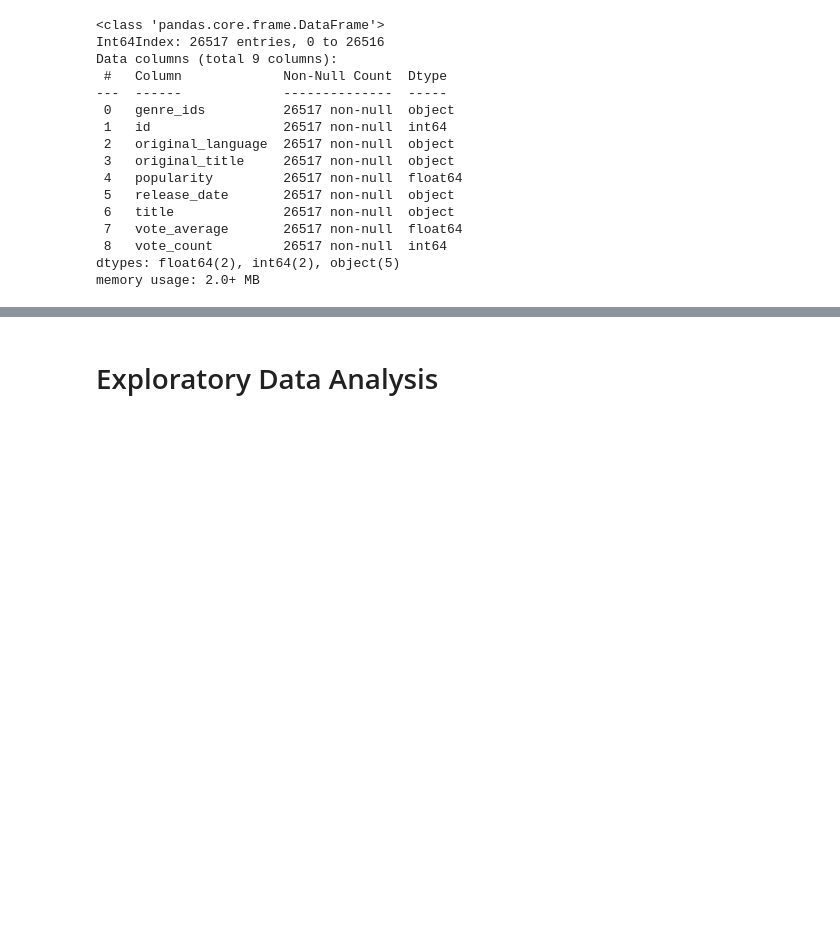
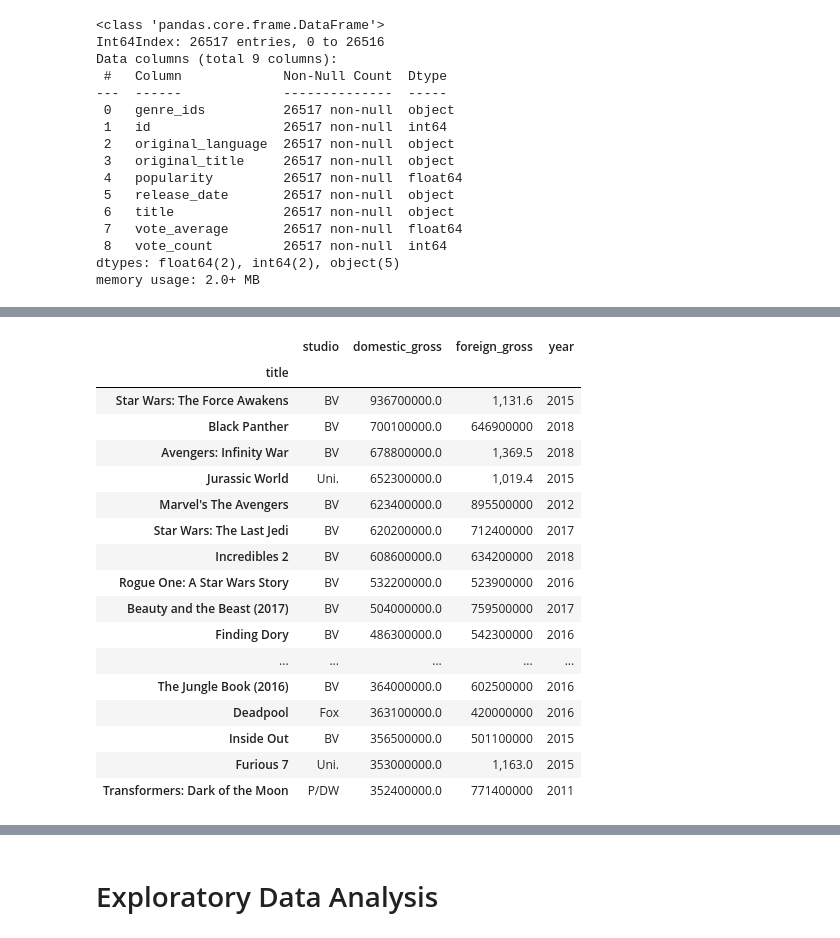
Before and after one commit to adammarianacci/Microsoft_Movie_Analysis, a Jupyter notebook: Notebook.ipynb, the cells around one changed output, grey strips where cells are left out. Cells and saved outputs as stored; diff of their text form; code cells hidden in the pictures; blank space fills up the shorter version.

```diff
--- a/Notebook.ipynb
+++ b/Notebook.ipynb
@@ -143,0 +217,3 @@ movie_gross_df.isna().sum()
+# %%
+# Because it is a small amount I decided to drop the missing values from the domestic_gross column
+movie_gross_df.dropna(subset=['domestic_gross'], inplace=True)
@@ -153,3 +246,28 @@ movie_budgets_df.info()
+# %%
+# Sorting movies by the highest domestic gross
+sorted_movie_gross_domestic_df = movie_gross_df.sort_values('domestic_gross', ascending=False)
+# %%
+# Viewing the top 30 results
+sorted_movie_gross_domestic_df.head(30)
+# %% [output]
+|  | studio | domestic_gross | foreign_gross | year |
+| title |  |  |  |  |
+| Star Wars: The Force Awakens | BV | 936700000.0 | 1,131.6 | 2015 |
+| Black Panther | BV | 700100000.0 | 646900000 | 2018 |
+| Avengers: Infinity War | BV | 678800000.0 | 1,369.5 | 2018 |
+| Jurassic World | Uni. | 652300000.0 | 1,019.4 | 2015 |
+| Marvel's The Avengers | BV | 623400000.0 | 895500000 | 2012 |
+| Star Wars: The Last Jedi | BV | 620200000.0 | 712400000 | 2017 |
+| Incredibles 2 | BV | 608600000.0 | 634200000 | 2018 |
+| Rogue One: A Star Wars Story | BV | 532200000.0 | 523900000 | 2016 |
+| Beauty and the Beast (2017) | BV | 504000000.0 | 759500000 | 2017 |
+| Finding Dory | BV | 486300000.0 | 542300000 | 2016 |
+| ... | ... | ... | ... | ... |
+| The Jungle Book (2016) | BV | 364000000.0 | 602500000 | 2016 |
+| Deadpool | Fox | 363100000.0 | 420000000 | 2016 |
+| Inside Out | BV | 356500000.0 | 501100000 | 2015 |
+| Furious 7 | Uni. | 353000000.0 | 1,163.0 | 2015 |
+| Transformers: Dark of the Moon | P/DW | 352400000.0 | 771400000 | 2011 |
 # %%
 rt_reviews_df = pd.read_csv('data/rt.reviews.tsv.gz', sep='\t', encoding='latin-1', index_col=0)
 # %%
```
Also changed, not shown: parts of 29 cells of this notebook.
